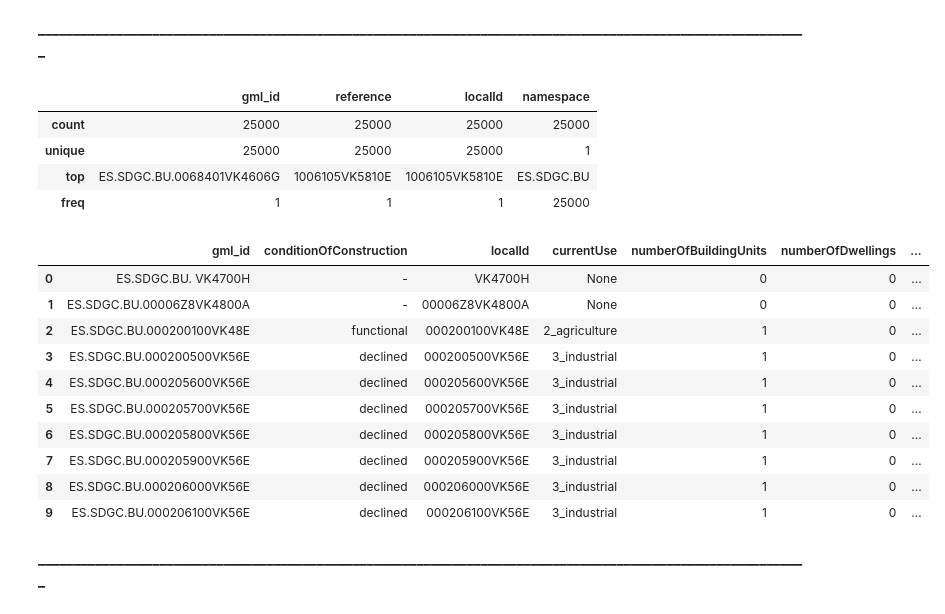
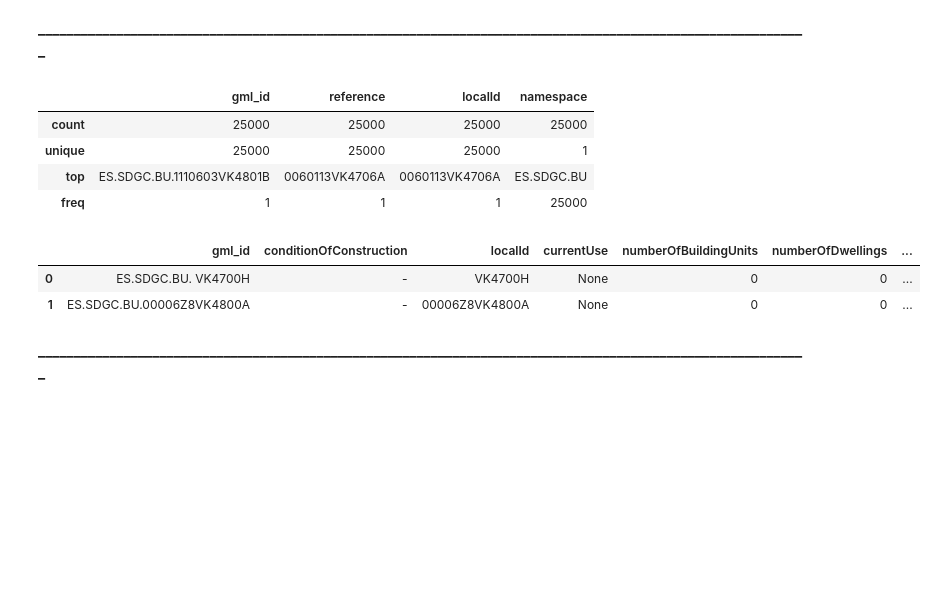
Before and after one commit to LAMDAMielgo/ih_datamadpt_FinalProyect, a Jupyter notebook: notebooks/Data Analysis -- Catastro Inspire.ipynb, the cells around one changed output. Saved outputs shown, nothing was run; the diff lists cells and outputs as text; code cells hidden in the pictures; blank space fills up the shorter version.

```diff
--- a/notebooks/Data Analysis -- Catastro Inspire.ipynb
+++ b/notebooks/Data Analysis -- Catastro Inspire.ipynb
@@ -64,6 +56,13 @@ Building Parts Layer total memory usage:                2625.128        Kbytes
 Other Construction Layer total memory usage:            774.16          Kbytes
 Cadastral Parcel Layer total memory usage:              2200.128        Kbytes
 Cadastral Zoning Layer total memory usage:              1269.136        Kbytes
+# %%
+## NAMES OF GEO
+building_df.name = 'BU_ALL'
+buildingParts_df.name = 'BU_PARTS'
+otherConstruction_df.name = 'BU_OTHER'
+cadastralParcel.name = 'CAD_PARCEL'
+cadastralZoning.name = 'CAD_ZONING'
 # %% [markdown]
 ## 1.1 Building Layer
 # %% [markdown]
@@ -251,7 +249,7 @@ building_df[cols_id].describe()
 |  | gml_id | reference | localId | namespace |
 | count | 25000 | 25000 | 25000 | 25000 |
 | unique | 25000 | 25000 | 25000 | 1 |
-| top | ES.SDGC.BU.0068401VK4606G | 1006105VK5810E | 1006105VK5810E | ES.SDGC.BU |
+| top | ES.SDGC.BU.1110603VK4801B | 0060113VK4706A | 0060113VK4706A | ES.SDGC.BU |
 | freq | 1 | 1 | 1 | 25000 |
 # %%
 # Are reference and localID the same?
@@ -262,19 +260,11 @@ building_df['referenceGeometry'].value_counts() # All true --> Dropping
 # Dropping reference and namespace
 building_df.drop(['reference', 'namespace', 'referenceGeometry'], axis = 1, inplace = True)
 # %%
-building_df.head(10)
+building_df.head(2)
 # %% [output]
 |  | gml_id | conditionOfConstruction | localId | currentUse | numberOfBuildingUnits | numberOfDwellings | ... |
 | 0 | ES.SDGC.BU. VK4700H | - | VK4700H | None | 0 | 0 | ... |
 | 1 | ES.SDGC.BU.00006Z8VK4800A | - | 00006Z8VK4800A | None | 0 | 0 | ... |
-| 2 | ES.SDGC.BU.000200100VK48E | functional | 000200100VK48E | 2_agriculture | 1 | 0 | ... |
-| 3 | ES.SDGC.BU.000200500VK56E | declined | 000200500VK56E | 3_industrial | 1 | 0 | ... |
-| 4 | ES.SDGC.BU.000205600VK56E | declined | 000205600VK56E | 3_industrial | 1 | 0 | ... |
-| 5 | ES.SDGC.BU.000205700VK56E | declined | 000205700VK56E | 3_industrial | 1 | 0 | ... |
-| 6 | ES.SDGC.BU.000205800VK56E | declined | 000205800VK56E | 3_industrial | 1 | 0 | ... |
-| 7 | ES.SDGC.BU.000205900VK56E | declined | 000205900VK56E | 3_industrial | 1 | 0 | ... |
-| 8 | ES.SDGC.BU.000206000VK56E | declined | 000206000VK56E | 3_industrial | 1 | 0 | ... |
-| 9 | ES.SDGC.BU.000206100VK56E | declined | 000206100VK56E | 3_industrial | 1 | 0 | ... |
 # %% [markdown]
 **____________________________________________________________________________________________________________**
 # %% [markdown]
```
Also changed, not shown: parts of 45 cells of this notebook.
